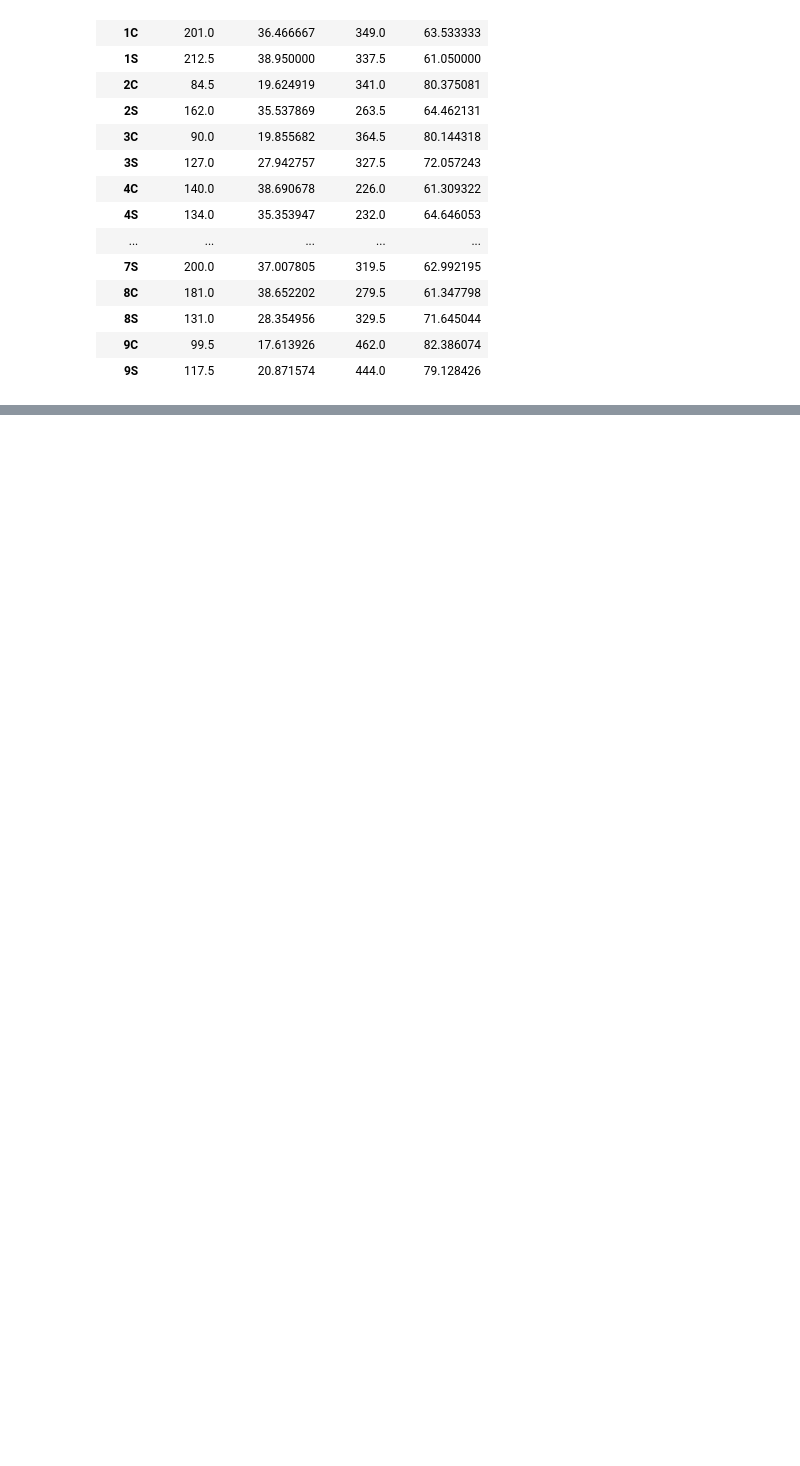
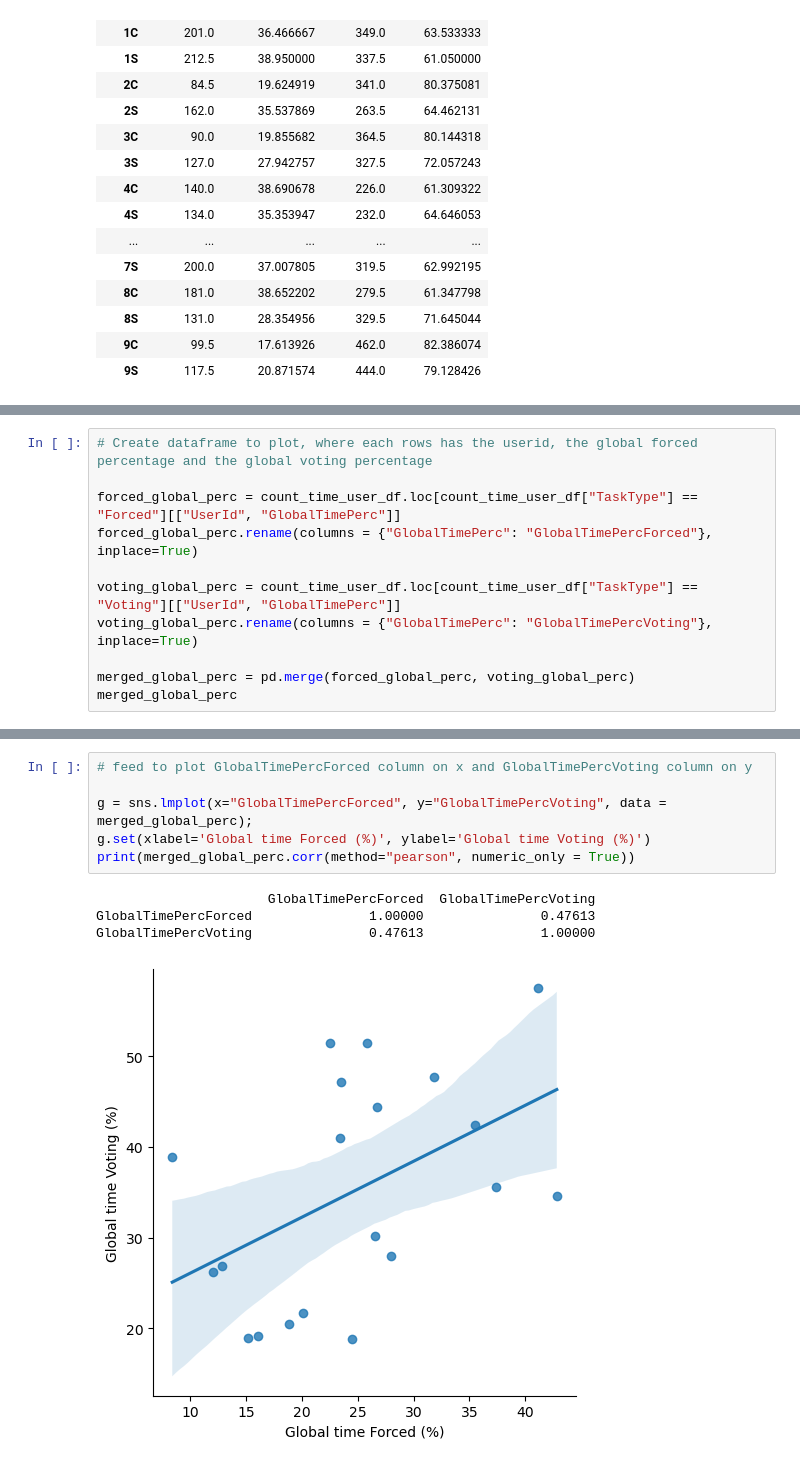
Before and after one commit to DebbyX3/CIDERHololensCollabManip, a Jupyter notebook: UserExperiments/LogAnalysis.ipynb, the cells around one changed output, grey strips where cells are left out. Saved outputs shown, nothing was run; the diff lists cells and outputs as text; blank space fills up the shorter version.

Commit message:
Added plots

```diff
--- a/UserExperiments/LogAnalysis.ipynb
+++ b/UserExperiments/LogAnalysis.ipynb
@@ -381,0 +397,11 @@ count_time_user_df.groupby(["UserId"]).mean(numeric_only=True)
+# %%
+# Create dataframe to plot, where each rows has the userid, the global forced percentage and the global voting percentage
+
+forced_global_perc = count_time_user_df.loc[count_time_user_df["TaskType"] == "Forced"][["UserId", "GlobalTimePerc"]]
+forced_global_perc.rename(columns = {"GlobalTimePerc": "GlobalTimePercForced"}, inplace=True)
+
+voting_global_perc = count_time_user_df.loc[count_time_user_df["TaskType"] == "Voting"][["UserId", "GlobalTimePerc"]]
+voting_global_perc.rename(columns = {"GlobalTimePerc": "GlobalTimePercVoting"}, inplace=True)
+
+merged_global_perc = pd.merge(forced_global_perc, voting_global_perc)
+merged_global_perc
@@ -381,0 +426,11 @@ count_time_user_df.groupby(["UserId"]).mean(numeric_only=True)
+# %%
+# feed to plot GlobalTimePercForced column on x and GlobalTimePercVoting column on y
+
+g = sns.lmplot(x="GlobalTimePercForced", y="GlobalTimePercVoting", data = merged_global_perc);
+g.set(xlabel='Global time Forced (%)', ylabel='Global time Voting (%)')
+print(merged_global_perc.corr(method="pearson", numeric_only = True))
+# %% [output]
+                      GlobalTimePercForced  GlobalTimePercVoting
+GlobalTimePercForced               1.00000               0.47613
+GlobalTimePercVoting               0.47613               1.00000
+[figure, added]
```
Also changed, not shown: parts of 5 cells of this notebook.
